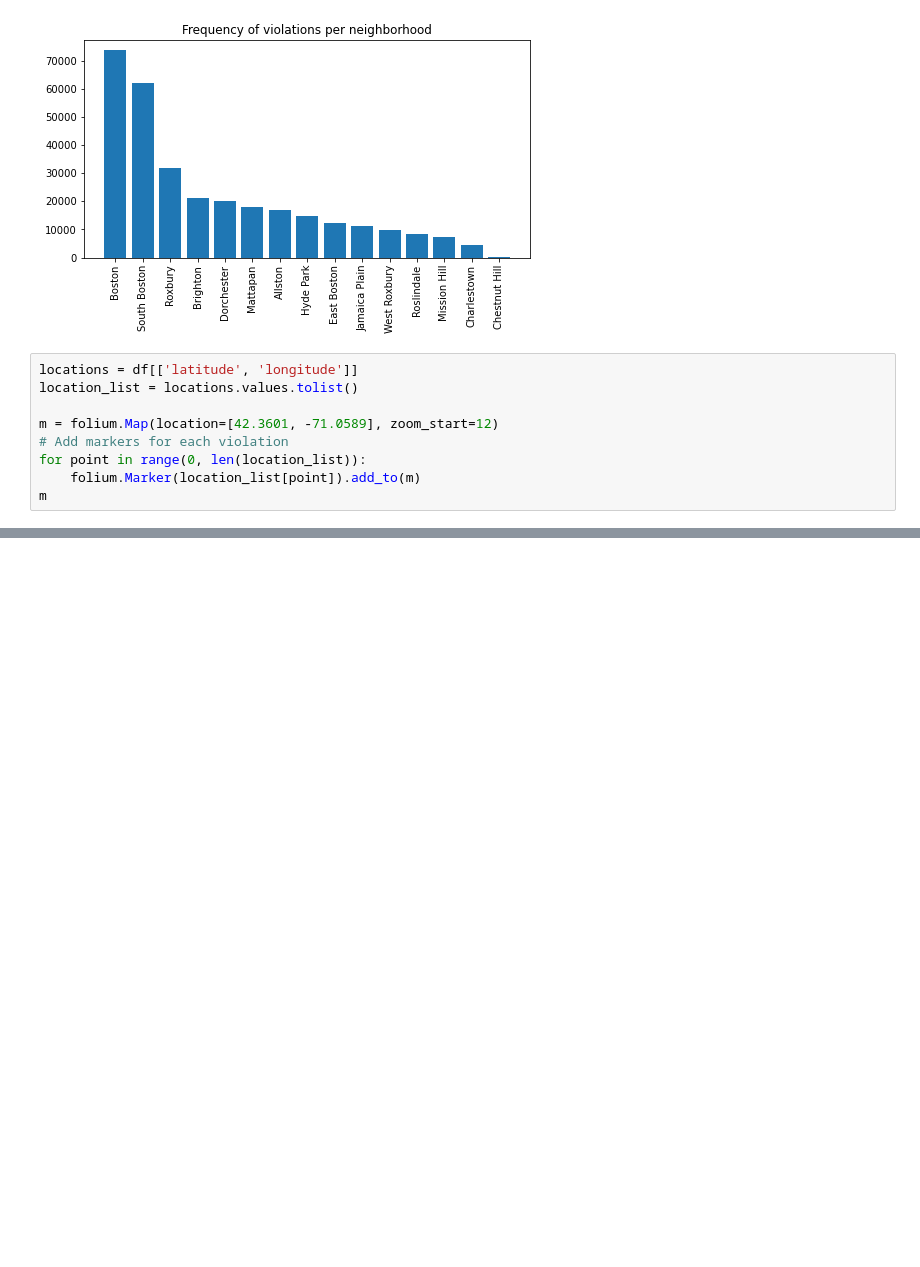
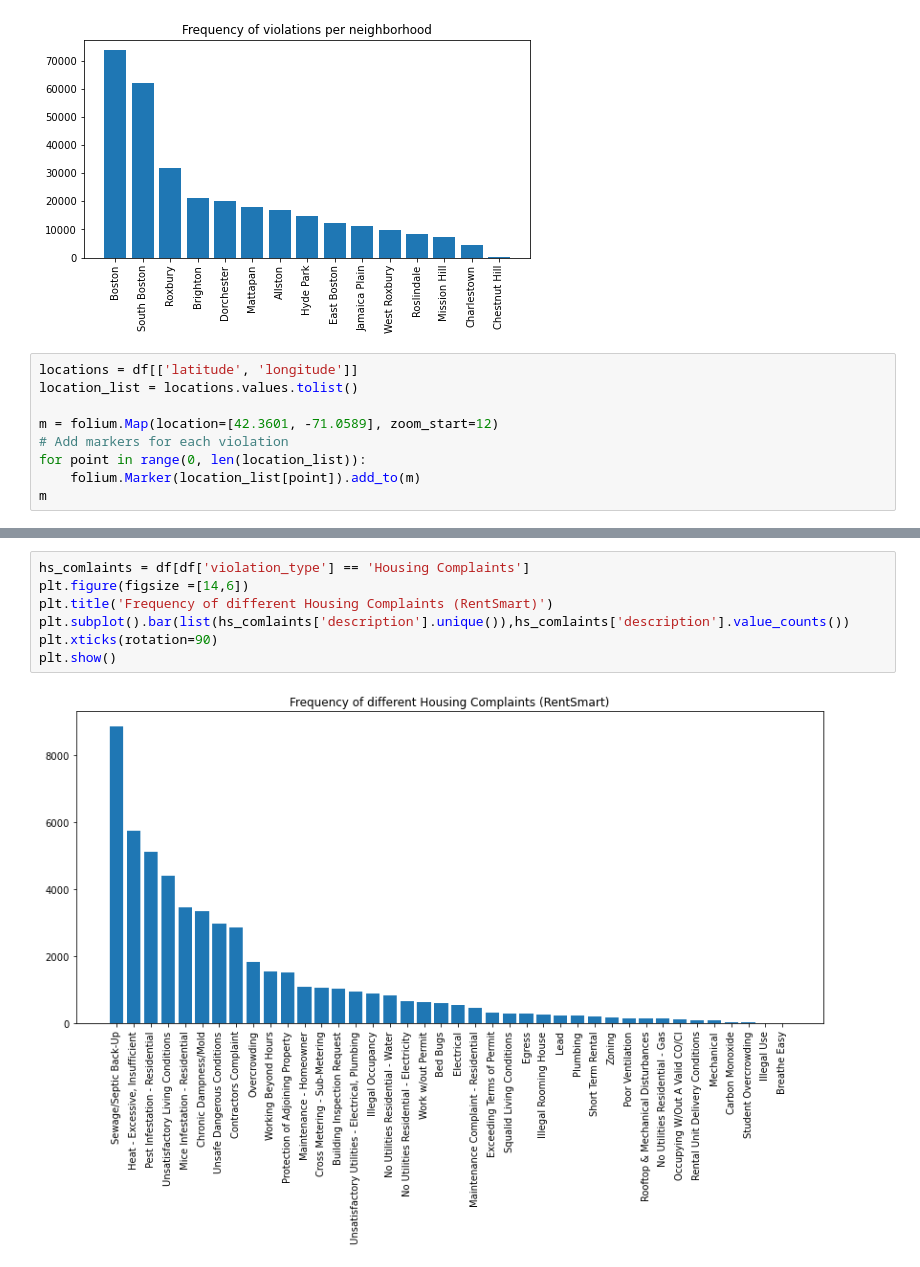
Before and after one commit to BU-Spark/ds-councilor-breadon-bad-landlords2, a Jupyter notebook: spring23-team-4/code/RentSmart_analysis.ipynb, the cells around one changed output, grey strips where cells are left out. Drawn from its saved outputs; the diff is of its cells as text; blank space fills up the shorter version.

```diff
--- a/spring23-team-4/code/RentSmart_analysis.ipynb
+++ b/spring23-team-4/code/RentSmart_analysis.ipynb
@@ -76,0 +103,9 @@ m
+# %%
+hs_comlaints = df[df['violation_type'] == 'Housing Complaints']
+plt.figure(figsize =[14,6])
+plt.title('Frequency of different Housing Complaints (RentSmart)')
+plt.subplot().bar(list(hs_comlaints['description'].unique()),hs_comlaints['description'].value_counts())
+plt.xticks(rotation=90)
+plt.show()
+# %% [output]
+[figure, added]
```
Also changed, not shown: parts of 4 cells of this notebook.
